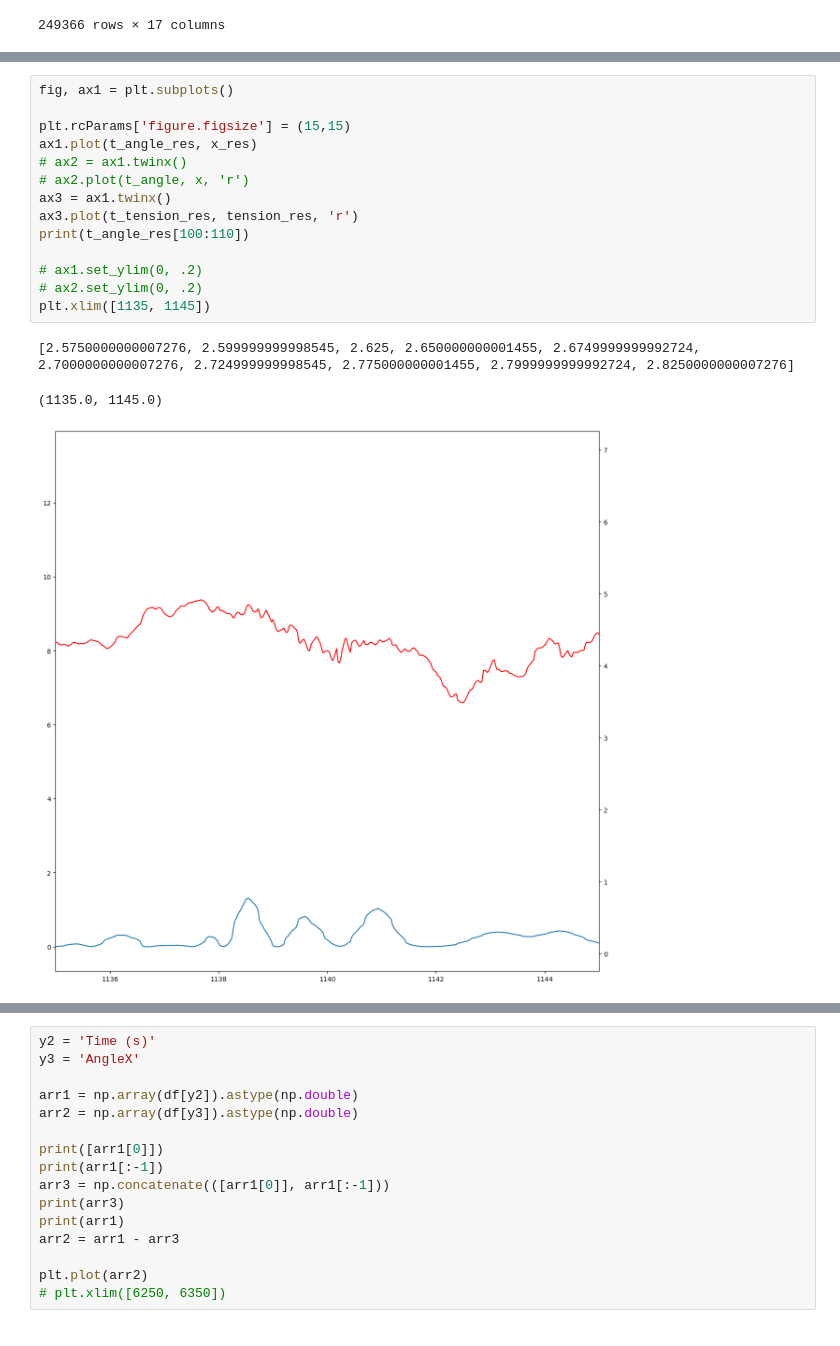
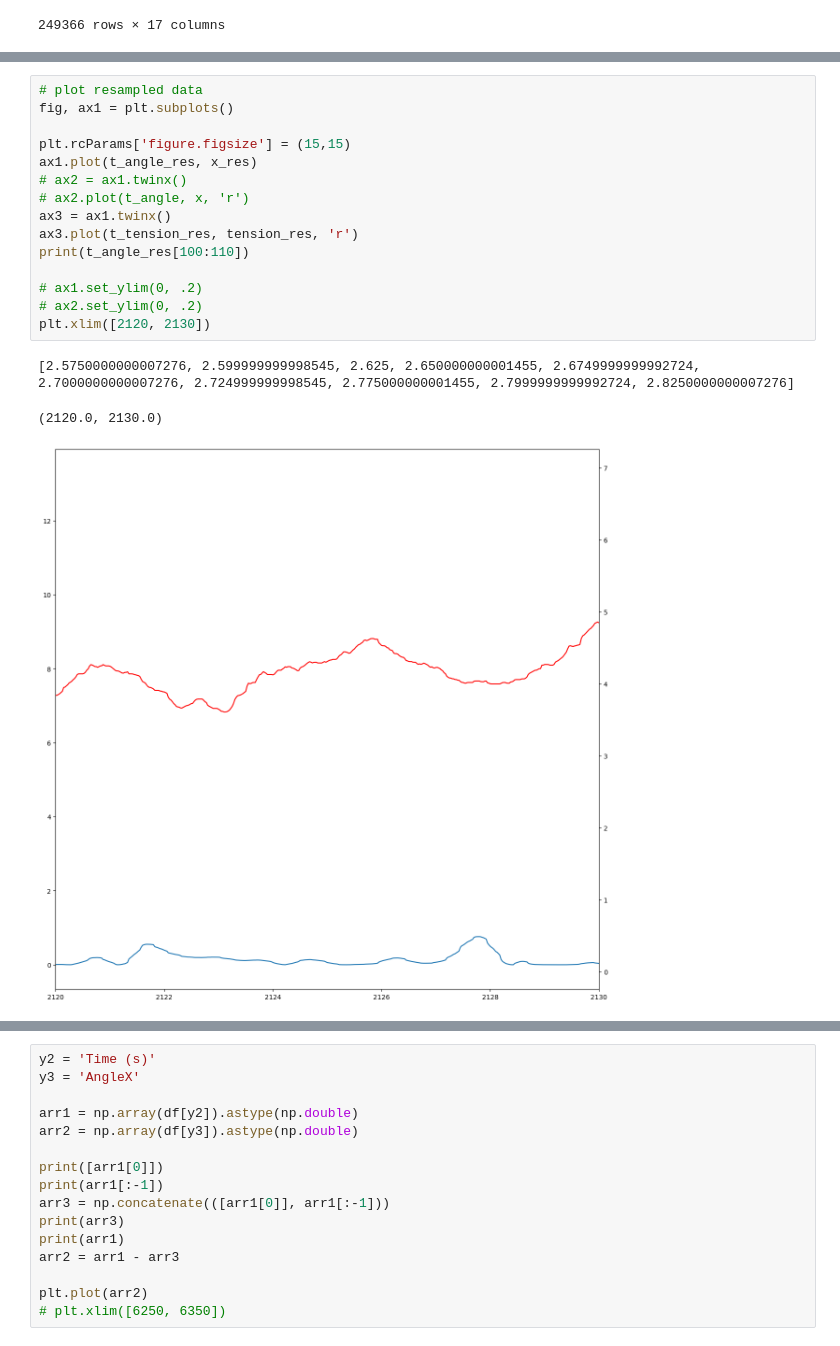
Before and after one commit to UMDBPP/TUFFcode, a Jupyter notebook: Data Analysis/data playground.ipynb, the cells around one changed output, grey strips where cells are left out. Cells and saved outputs as stored; diff of their text form.

```diff
--- a/Data Analysis/data playground.ipynb
+++ b/Data Analysis/data playground.ipynb
@@ -213,21 +226,22 @@ print(len(x_res))
-# %%
-fig, ax1 = plt.subplots()
-
-plt.rcParams['figure.figsize'] = (15,15)
-ax1.plot(t_angle_res, x_res)
-# ax2 = ax1.twinx()
-# ax2.plot(t_angle, x, 'r')
-ax3 = ax1.twinx()
-ax3.plot(t_tension_res, tension_res, 'r')
-print(t_angle_res[100:110])
-
-# ax1.set_ylim(0, .2)
-# ax2.set_ylim(0, .2)
-plt.xlim([1135, 1145])
-# %% [output]
-[2.5750000000007276, 2.599999999998545, 2.625, 2.650000000001455, 2.6749999999992724, 2.7000000000007276, 2.724999999998545, 2.775000000001455, 2.7999999999992724, 2.8250000000007276]
-(1135.0, 1145.0)
-[figure, removed]
+# %%
+# plot resampled data
+fig, ax1 = plt.subplots()
+
+plt.rcParams['figure.figsize'] = (15,15)
+ax1.plot(t_angle_res, x_res)
+# ax2 = ax1.twinx()
+# ax2.plot(t_angle, x, 'r')
+ax3 = ax1.twinx()
+ax3.plot(t_tension_res, tension_res, 'r')
+print(t_angle_res[100:110])
+
+# ax1.set_ylim(0, .2)
+# ax2.set_ylim(0, .2)
+plt.xlim([2120, 2130])
+# %% [output]
+[2.5750000000007276, 2.599999999998545, 2.625, 2.650000000001455, 2.6749999999992724, 2.7000000000007276, 2.724999999998545, 2.775000000001455, 2.7999999999992724, 2.8250000000007276]
+(2120.0, 2130.0)
+[figure, added]
 # %%
 # animate
 %matplotlib inline
```
Also changed, not shown: parts of 17 cells of this notebook.
